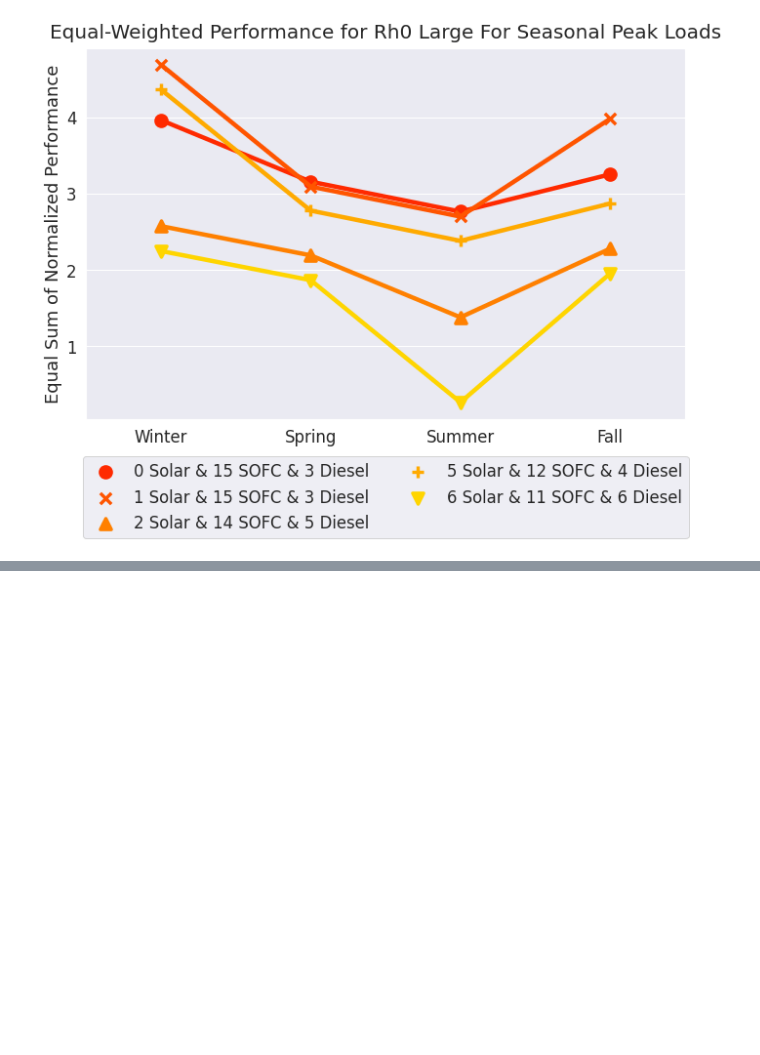
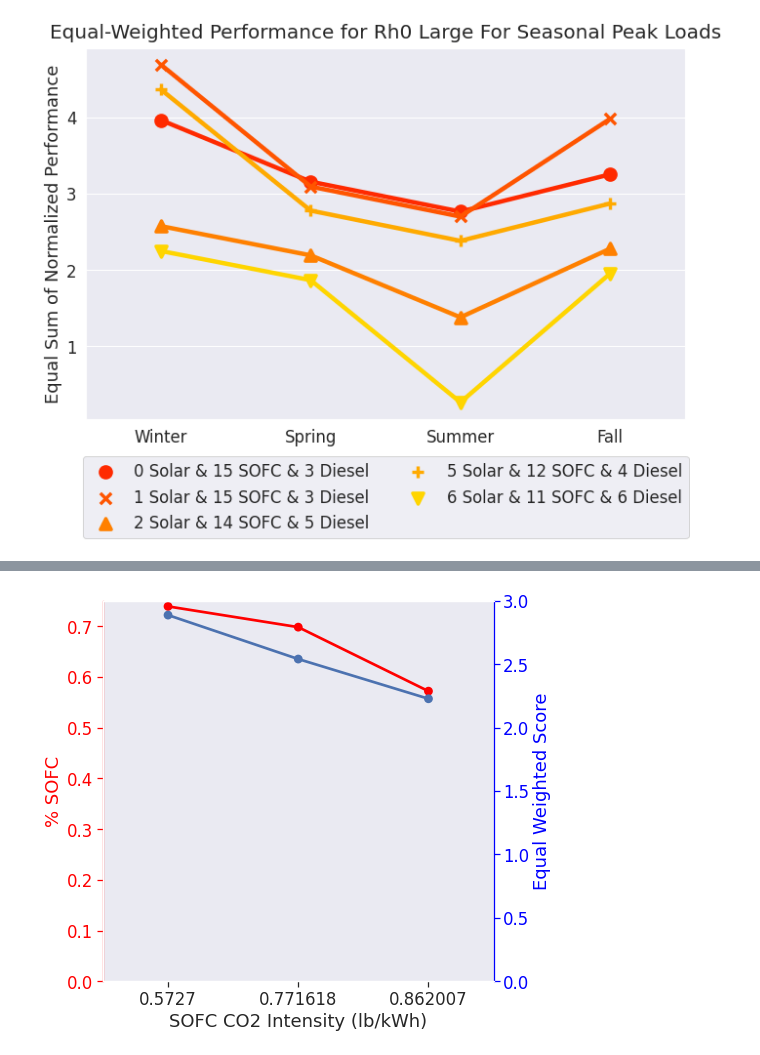
Before and after one commit to arnavgautam/resilience_hub_MCDA, a Jupyter notebook: compare_outcomes.ipynb, the cells around one changed output, grey strips where cells are left out. Saved outputs shown, nothing was run; the diff lists cells and outputs as text; code cells hidden in the pictures; blank space fills up the shorter version.

```diff
--- a/compare_outcomes.ipynb
+++ b/compare_outcomes.ipynb
@@ -786,0 +1083,10 @@ You passed a edgecolor/edgecolors ((1.0, 0.8, 0.0)) for an unfilled marker ('+')
+# %%
+SOFC_percent_sensitivity_to_co2_intensity_data = sensitivity_analysis_tech_breakdown(
+    network = "RH0_large",
+    length="short",
+    winter_loadtype="max",
+    datafolder = Path("../../Part A/Data/R1-12.47-2-with-RHs/Sensitivity Analysis/SOFC CO2 intensity/"),
+    sensitivity_points = ["0.5727", "0.771618", "0.862007"],
+    system_set="nd",
+    percent_tech="SOFC",
+    save_file=False)
@@ -786,0 +1153,4 @@ You passed a edgecolor/edgecolors ((1.0, 0.8, 0.0)) for an unfilled marker ('+')
+# %%
+graph_tech_percent_sensitivity(SOFC_percent_sensitivity_to_co2_intensity_data)
+# %% [output]
+[figure, added]
```
Also changed, not shown: parts of 22 cells of this notebook, 2 other files.
